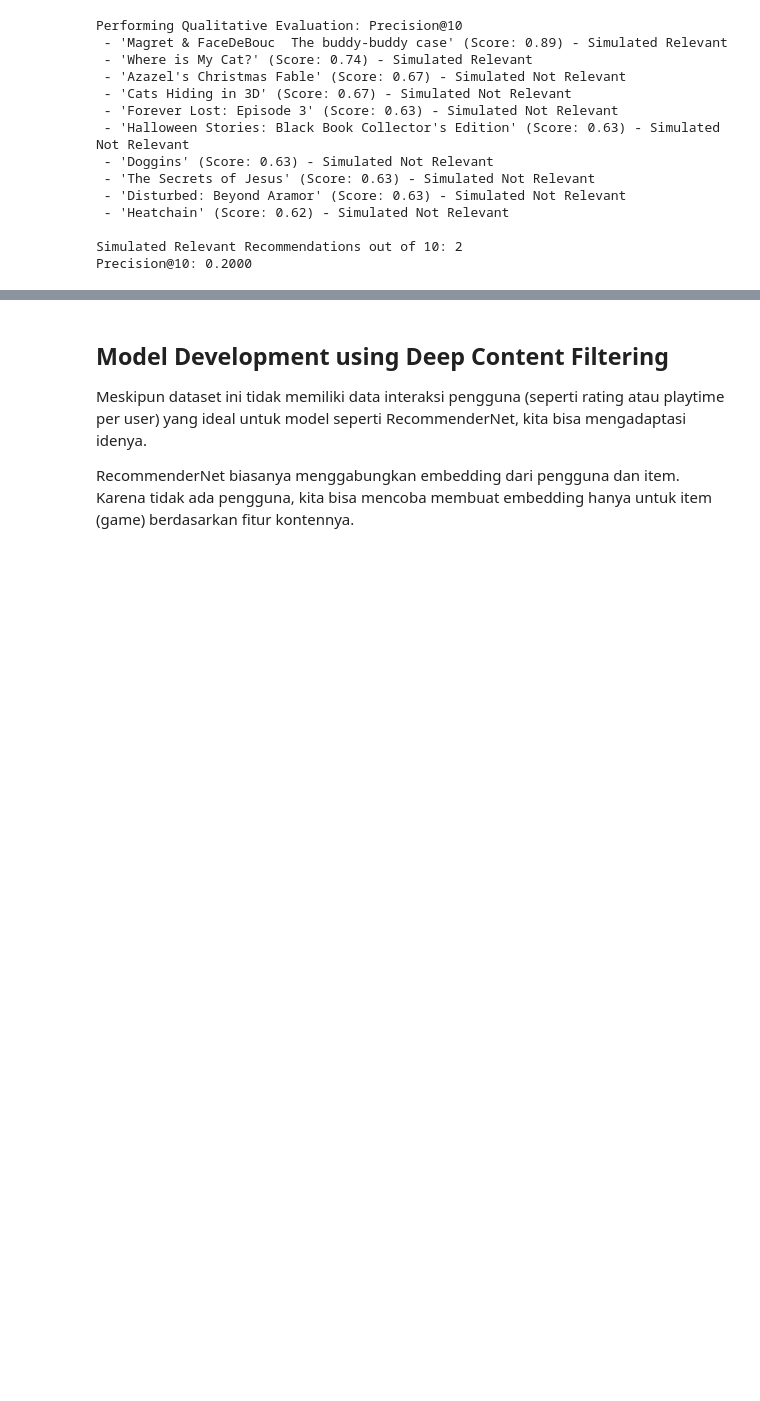
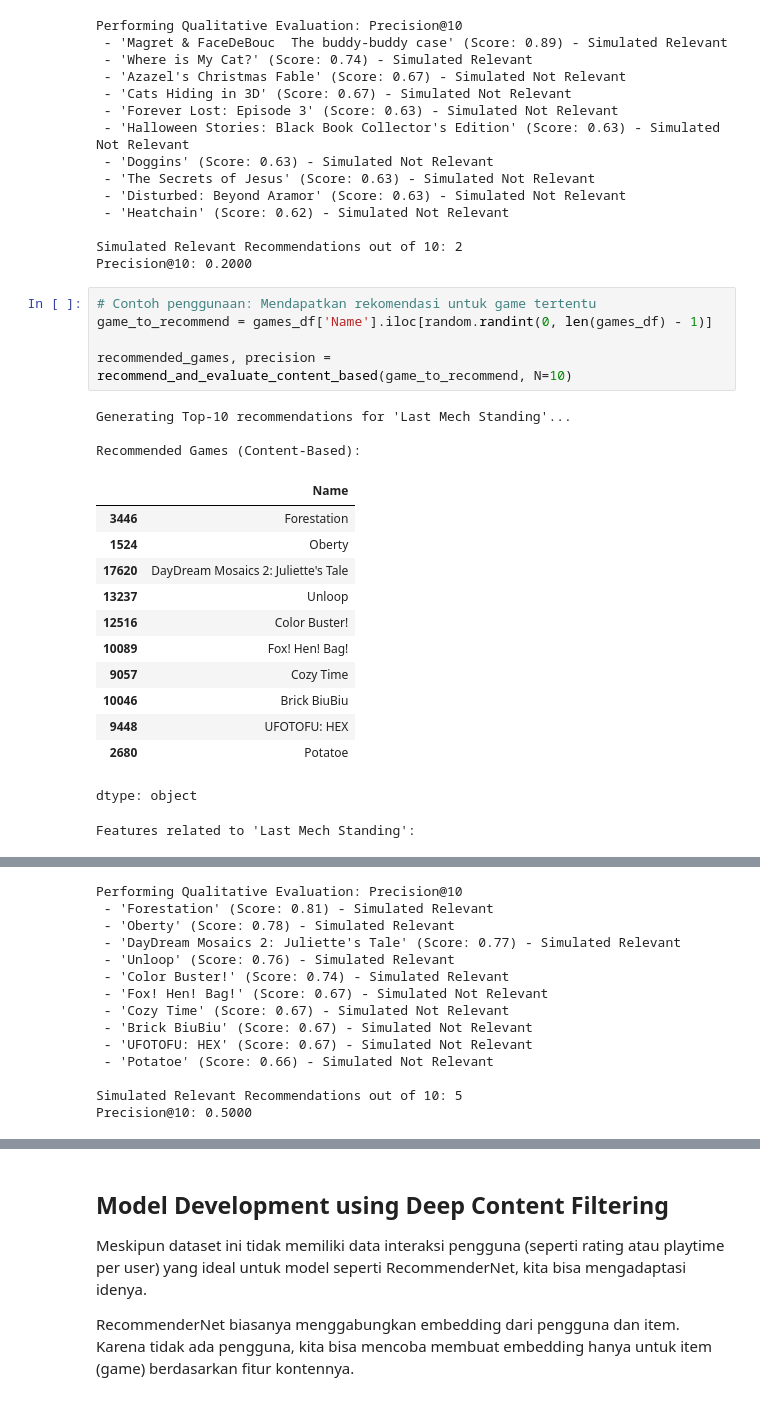
Before and after one commit to Bayhaqieee/Reccomendation_System_SteamGame, a Jupyter notebook: Reccommendation_System_Game.ipynb, the cells around one changed output, grey strips where cells are left out. Cells and saved outputs as stored; diff of their text form; blank space fills up the shorter version.

```diff
--- a/Reccommendation_System_Game.ipynb
+++ b/Reccommendation_System_Game.ipynb
@@ -1222,3 +1220,25 @@ Performing Qualitative Evaluation: Precision@10
 
 Simulated Relevant Recommendations out of 10: 2
 Precision@10: 0.2000
+# %%
+# Contoh penggunaan: Mendapatkan rekomendasi untuk game tertentu
+game_to_recommend = games_df['Name'].iloc[random.randint(0, len(games_df) - 1)]
+
+recommended_games, precision = recommend_and_evaluate_content_based(game_to_recommend, N=10)
+# %% [output]
+Generating Top-10 recommendations for 'Last Mech Standing'...
+
+Recommended Games (Content-Based):
+|  | Name |
+| 3446 | Forestation |
+| 1524 | Oberty |
+| 17620 | DayDream Mosaics 2: Juliette's Tale |
+| 13237 | Unloop |
+| 12516 | Color Buster! |
+| 10089 | Fox! Hen! Bag! |
+| 9057 | Cozy Time |
+| 10046 | Brick BiuBiu |
+| 9448 | UFOTOFU: HEX |
+| 2680 | Potatoe |
+dtype: object
+Features related to 'Last Mech Standing':
@@ -1224,0 +1247,14 @@ Precision@10: 0.2000
+Performing Qualitative Evaluation: Precision@10
+ - 'Forestation' (Score: 0.81) - Simulated Relevant
+ - 'Oberty' (Score: 0.78) - Simulated Relevant
+ - 'DayDream Mosaics 2: Juliette's Tale' (Score: 0.77) - Simulated Relevant
+ - 'Unloop' (Score: 0.76) - Simulated Relevant
+ - 'Color Buster!' (Score: 0.74) - Simulated Relevant
+ - 'Fox! Hen! Bag!' (Score: 0.67) - Simulated Not Relevant
+ - 'Cozy Time' (Score: 0.67) - Simulated Not Relevant
+ - 'Brick BiuBiu' (Score: 0.67) - Simulated Not Relevant
+ - 'UFOTOFU: HEX' (Score: 0.67) - Simulated Not Relevant
+ - 'Potatoe' (Score: 0.66) - Simulated Not Relevant
+
+Simulated Relevant Recommendations out of 10: 5
+Precision@10: 0.5000
```
Also changed, not shown: parts of 16 cells of this notebook.
